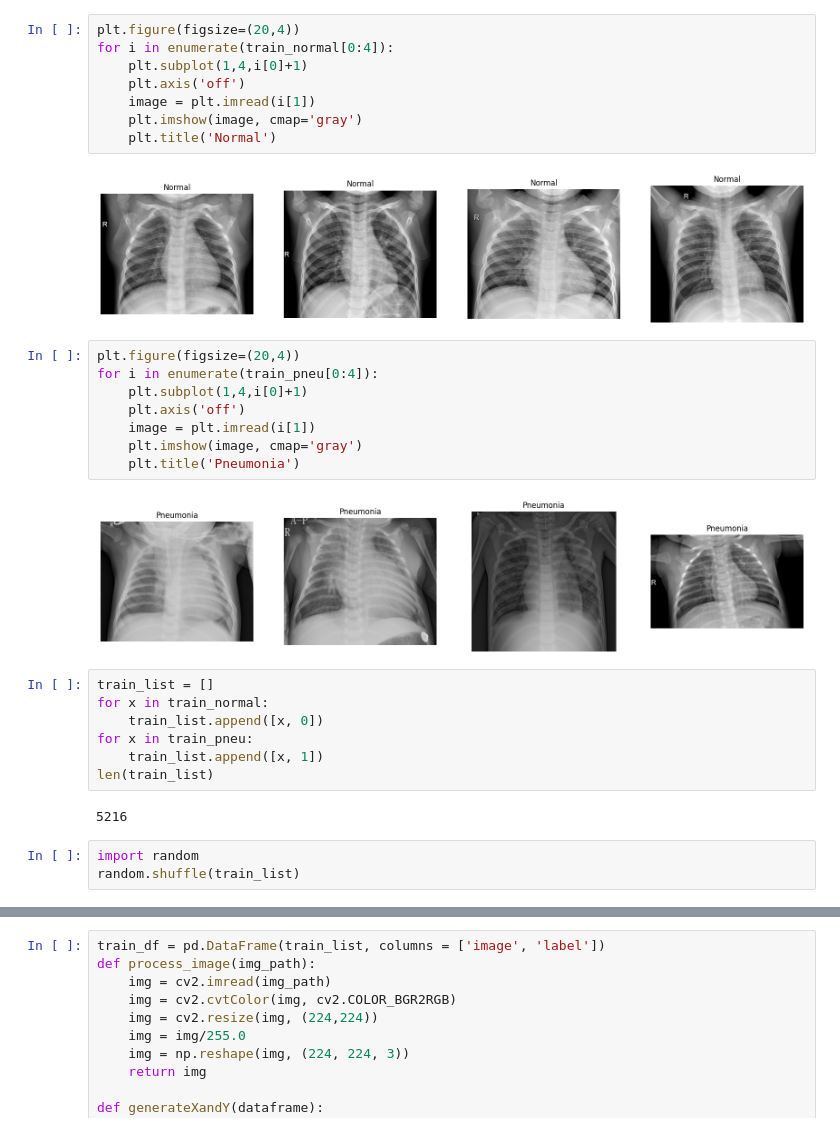
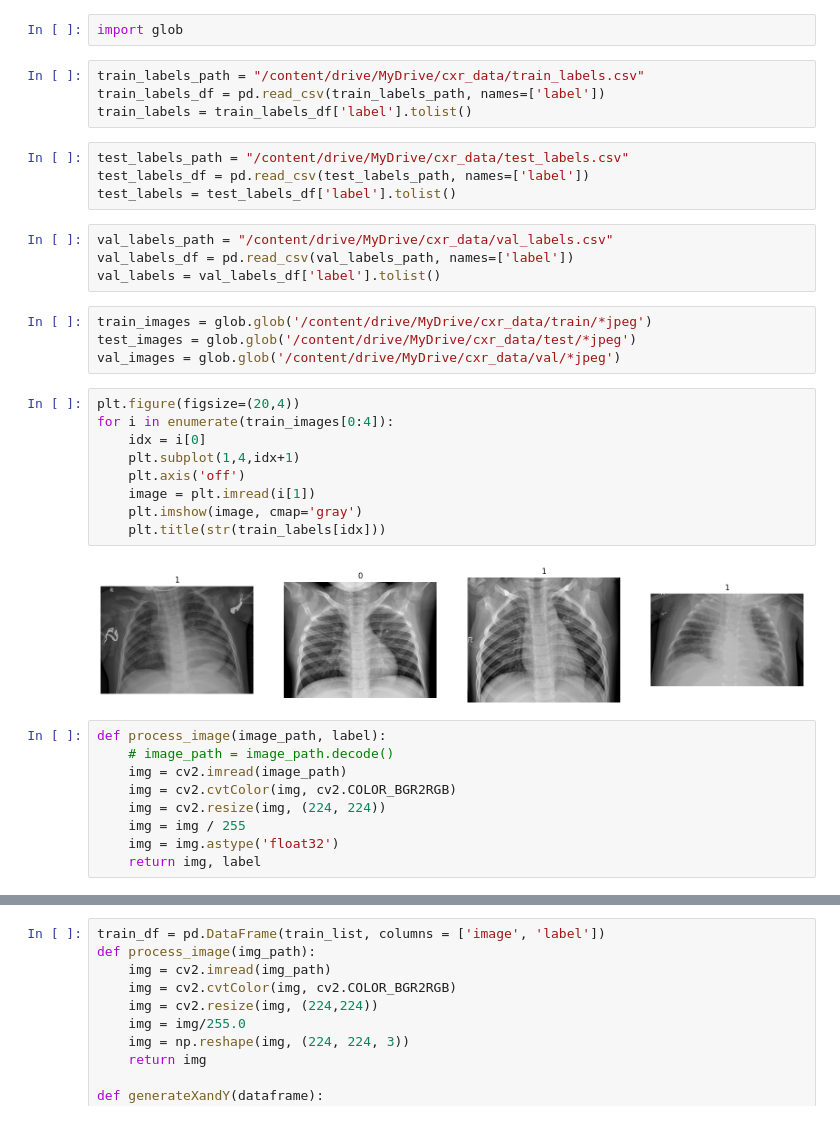
Before and after one commit to sandeshpaudel81/CXR-pneumonia-classification, a Jupyter notebook: model.ipynb, the cells around one changed output, grey strips where cells are left out. Cells and saved outputs as stored; diff of their text form.

```diff
--- a/model.ipynb
+++ b/model.ipynb
@@ -59,32 +48,38 @@ val_pneu = glob.glob('/content/chest_xray/val/PNEUMONIA/*jpeg')
+# %%
+import glob
+# %%
+train_labels_path = "/content/drive/MyDrive/cxr_data/train_labels.csv"
+train_labels_df = pd.read_csv(train_labels_path, names=['label'])
+train_labels = train_labels_df['label'].tolist()
+# %%
+test_labels_path = "/content/drive/MyDrive/cxr_data/test_labels.csv"
+test_labels_df = pd.read_csv(test_labels_path, names=['label'])
+test_labels = test_labels_df['label'].tolist()
+# %%
+val_labels_path = "/content/drive/MyDrive/cxr_data/val_labels.csv"
+val_labels_df = pd.read_csv(val_labels_path, names=['label'])
+val_labels = val_labels_df['label'].tolist()
+# %%
+train_images = glob.glob('/content/drive/MyDrive/cxr_data/train/*jpeg')
+test_images = glob.glob('/content/drive/MyDrive/cxr_data/test/*jpeg')
+val_images = glob.glob('/content/drive/MyDrive/cxr_data/val/*jpeg')
 # %%
 plt.figure(figsize=(20,4))
-for i in enumerate(train_normal[0:4]):
-    plt.subplot(1,4,i[0]+1)
+for i in enumerate(train_images[0:4]):
+    idx = i[0]
+    plt.subplot(1,4,idx+1)
     plt.axis('off')
     image = plt.imread(i[1])
     plt.imshow(image, cmap='gray')
-    plt.title('Normal')
+    plt.title(str(train_labels[idx]))
 # %% [output]
-[figure, old version]
+[figure, new version]
-# %%
-plt.figure(figsize=(20,4))
-for i in enumerate(train_pneu[0:4]):
-    plt.subplot(1,4,i[0]+1)
-    plt.axis('off')
-    image = plt.imread(i[1])
-    plt.imshow(image, cmap='gray')
-    plt.title('Pneumonia')
-# %% [output]
-[figure, removed]
-# %%
-train_list = []
-for x in train_normal:
-    train_list.append([x, 0])
-for x in train_pneu:
-    train_list.append([x, 1])
-len(train_list)
-# %% [output]
-5216
-# %%
-import random
-random.shuffle(train_list)
+# %%
+def process_image(image_path, label):
+    # image_path = image_path.decode()
+    img = cv2.imread(image_path)
+    img = cv2.cvtColor(img, cv2.COLOR_BGR2RGB)
+    img = cv2.resize(img, (224, 224))
+    img = img / 255
+    img = img.astype('float32')
+    return img, label
```
Also changed, not shown: parts of 14 cells of this notebook.
